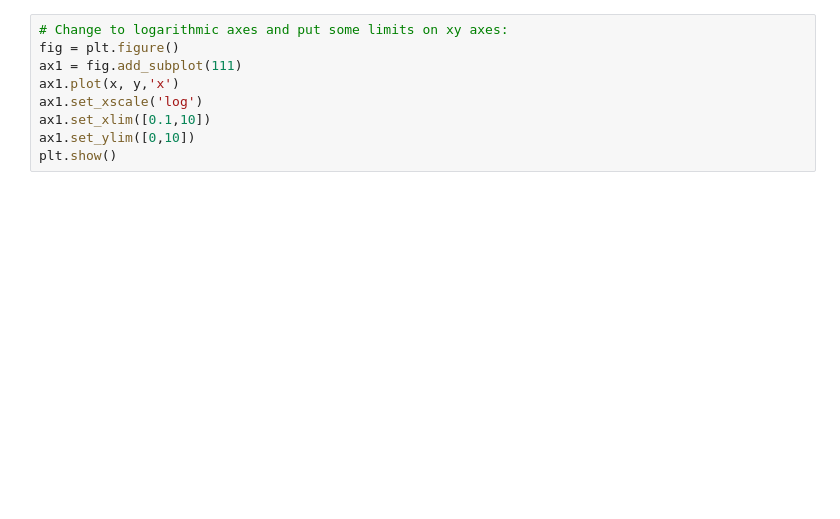
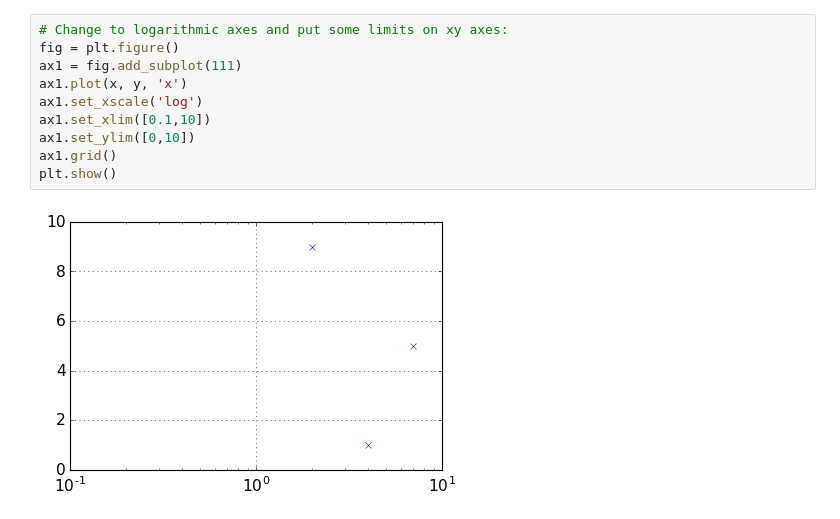
Before and after one commit to prickly-pythons/prickly-pythons, a Jupyter notebook: code_from_meetings/intro/3_Plotting.ipynb, the cells around one changed output. Cells and saved outputs as stored; diff of their text form; blank space fills up the shorter version.

```diff
--- a/code_from_meetings/intro/3_Plotting.ipynb
+++ b/code_from_meetings/intro/3_Plotting.ipynb
@@ -21,12 +28,15 @@ plt.show()
 # %%
 # Change to logarithmic axes and put some limits on xy axes:
 fig = plt.figure()
 ax1 = fig.add_subplot(111)
-ax1.plot(x, y,'x')
+ax1.plot(x, y, 'x')
 ax1.set_xscale('log')
 ax1.set_xlim([0.1,10])
 ax1.set_ylim([0,10])
+ax1.grid()
 plt.show()
+# %% [output]
+[figure, added]
 # %%
 # You could have the axis limit go from 0, even if log(0) is - infinity
 np.log10(0)
```
Also changed, not shown: parts of 8 cells of this notebook.
